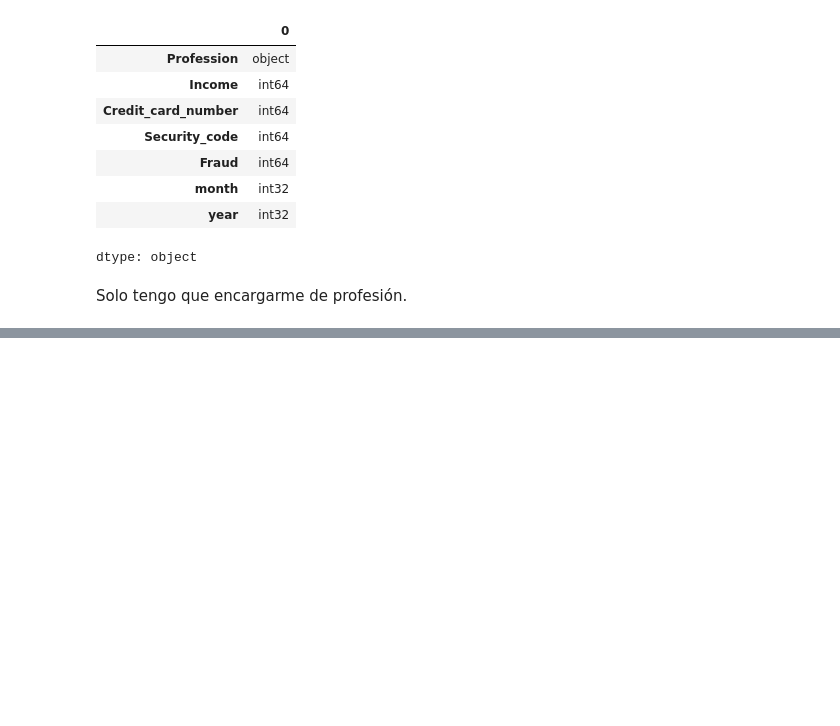
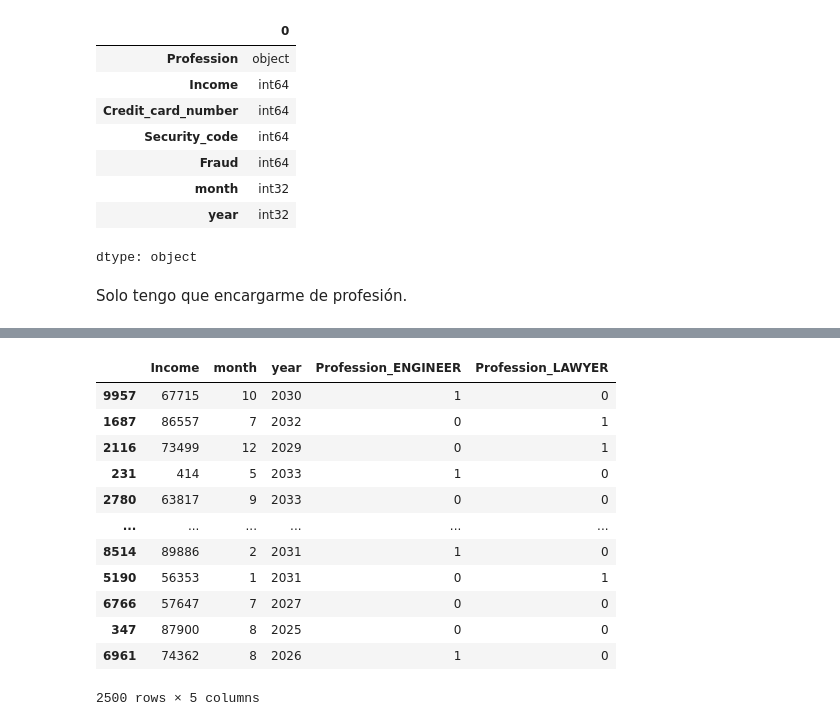
Before and after one commit to VaninaBlas/Fraud-Detection, a Jupyter notebook: Fraud_Detection.ipynb, the cells around one changed output, grey strips where cells are left out. Cells and saved outputs as stored; diff of their text form; code cells hidden in the pictures; blank space fills up the shorter version.

```diff
--- a/Fraud_Detection.ipynb
+++ b/Fraud_Detection.ipynb
@@ -286,0 +361,16 @@ Solo tengo que encargarme de profesión.
+# %%
+X_test
+# %% [output]
+|  | Income | month | year | Profession_ENGINEER | Profession_LAWYER |
+| 9957 | 67715 | 10 | 2030 | 1 | 0 |
+| 1687 | 86557 | 7 | 2032 | 0 | 1 |
+| 2116 | 73499 | 12 | 2029 | 0 | 1 |
+| 231 | 414 | 5 | 2033 | 1 | 0 |
+| 2780 | 63817 | 9 | 2033 | 0 | 0 |
+| ... | ... | ... | ... | ... | ... |
+| 8514 | 89886 | 2 | 2031 | 1 | 0 |
+| 5190 | 56353 | 1 | 2031 | 0 | 1 |
+| 6766 | 57647 | 7 | 2027 | 0 | 0 |
+| 347 | 87900 | 8 | 2025 | 0 | 0 |
+| 6961 | 74362 | 8 | 2026 | 1 | 0 |
+2500 rows × 5 columns
```
Also changed, not shown: parts of 37 cells of this notebook.
